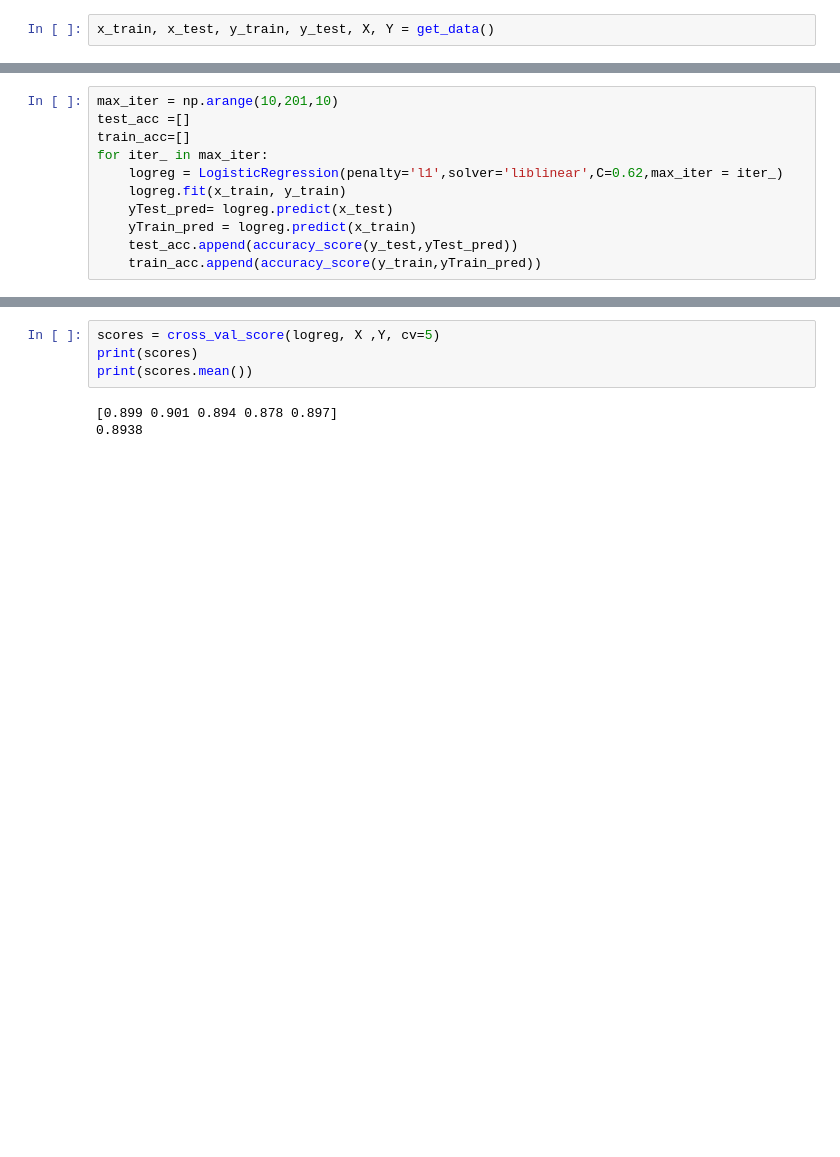
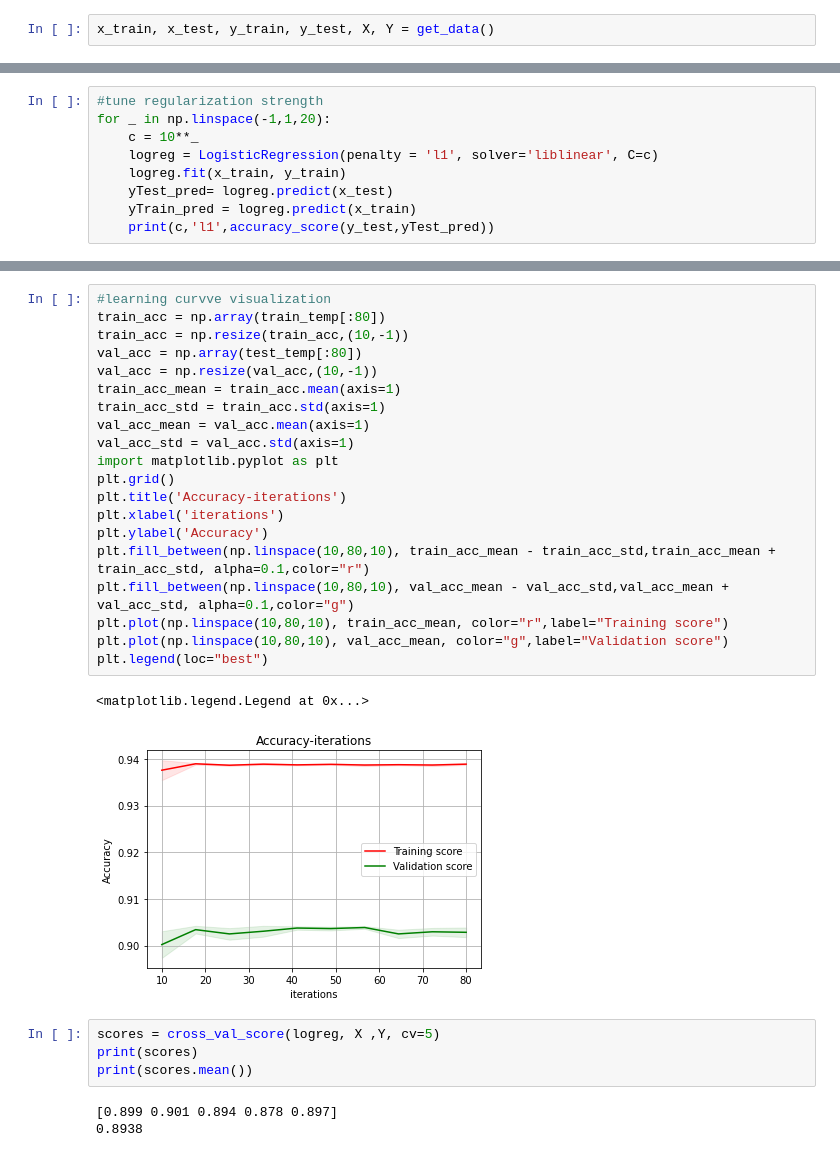
Before and after one commit to tonyKxm/AMLS_assignment20_21, a Jupyter notebook: AMLS_20-21_SN20073066/A1/gender_LR.ipynb, the cells around one changed output, grey strips where cells are left out. Saved outputs shown, nothing was run; the diff lists cells and outputs as text; blank space fills up the shorter version.

```diff
--- a/AMLS_20-21_SN20073066/A1/gender_LR.ipynb
+++ b/AMLS_20-21_SN20073066/A1/gender_LR.ipynb
@@ -32,11 +75,9 @@ x_train, x_test, y_train, y_test, X, Y = get_data()
 # %%
-max_iter = np.arange(10,201,10)
-test_acc =[]
-train_acc=[]
-for iter_ in max_iter:
-    logreg = LogisticRegression(penalty='l1',solver='liblinear',C=0.62,max_iter = iter_)
+#tune regularization strength
+for _ in np.linspace(-1,1,20):
+    c = 10**_
+    logreg = LogisticRegression(penalty = 'l1', solver='liblinear', C=c)
     logreg.fit(x_train, y_train)
     yTest_pred= logreg.predict(x_test)
     yTrain_pred = logreg.predict(x_train)
-    test_acc.append(accuracy_score(y_test,yTest_pred))
-    train_acc.append(accuracy_score(y_train,yTrain_pred))
+    print(c,'l1',accuracy_score(y_test,yTest_pred))
@@ -54,3 +118,26 @@ plt.legend(loc="best")
+# %%
+#learning curvve visualization
+train_acc = np.array(train_temp[:80])
+train_acc = np.resize(train_acc,(10,-1))
+val_acc = np.array(test_temp[:80])
+val_acc = np.resize(val_acc,(10,-1))
+train_acc_mean = train_acc.mean(axis=1)
+train_acc_std = train_acc.std(axis=1)
+val_acc_mean = val_acc.mean(axis=1)
+val_acc_std = val_acc.std(axis=1)
+import matplotlib.pyplot as plt
+plt.grid()
+plt.title('Accuracy-iterations')
+plt.xlabel('iterations')
+plt.ylabel('Accuracy')
+plt.fill_between(np.linspace(10,80,10), train_acc_mean - train_acc_std,train_acc_mean + train_acc_std, alpha=0.1,color="r")
+plt.fill_between(np.linspace(10,80,10), val_acc_mean - val_acc_std,val_acc_mean + val_acc_std, alpha=0.1,color="g")
+plt.plot(np.linspace(10,80,10), train_acc_mean, color="r",label="Training score")
+plt.plot(np.linspace(10,80,10), val_acc_mean, color="g",label="Validation score")
+plt.legend(loc="best")
+# %% [output]
+<matplotlib.legend.Legend at 0x...>
+[figure, added]
 # %%
 scores = cross_val_score(logreg, X ,Y, cv=5)
 print(scores)
```
Also changed, not shown: parts of 6 cells of this notebook.
